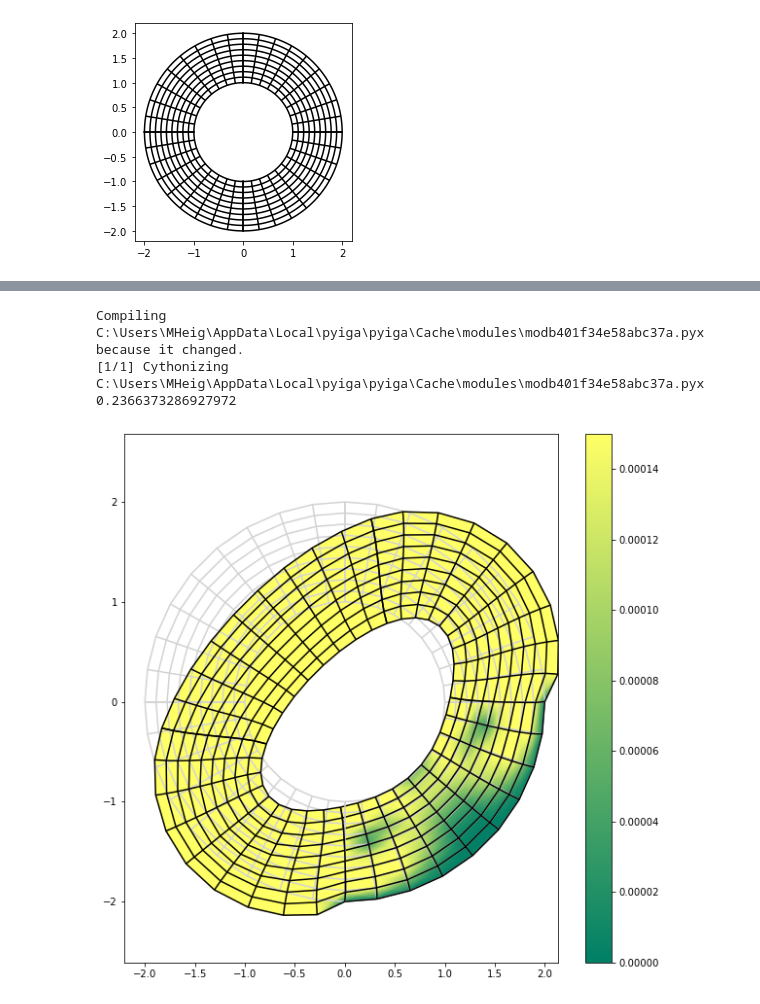
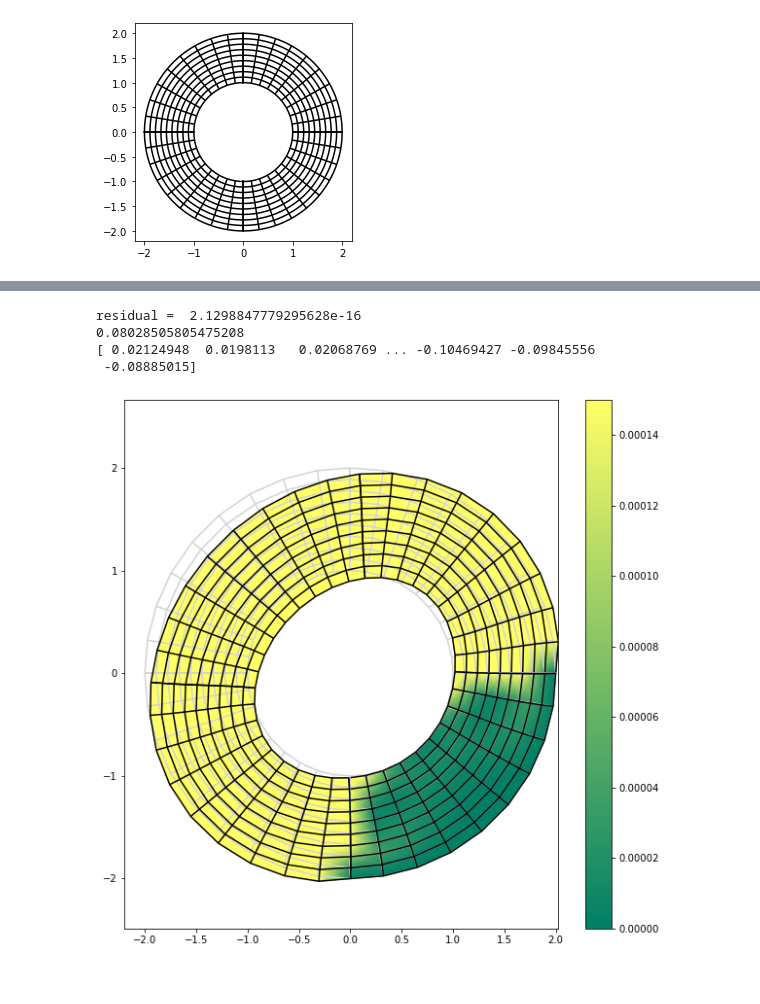
Before and after one commit to mh-0456/pyiga, a Jupyter notebook: notebooks/multipatch-annulus-primal_vector-valued.ipynb, the cells around one changed output, grey strips where cells are left out. Cells and saved outputs as stored; diff of their text form; code cells hidden in the pictures.

```diff
--- a/notebooks/multipatch-annulus-primal_vector-valued.ipynb
+++ b/notebooks/multipatch-annulus-primal_vector-valued.ipynb
@@ -19,6 +21,6 @@ Populating the interactive namespace from numpy and matplotlib
 # %%
 p = 3   # spline degree
-n_el = (50,10)   # number of elements in y/x direction, isotropic material
+n_el = (15,3)   # number of elements in y/x direction, isotropic material
 # displacement space: degree p,   continuity p-1
 kvs_u = tuple(bspline.make_knots(p, 0.0, 1.0, n, mult=2) for n in n_el) # or : mult=2
 m_u = tuple(kv.numdofs for kv in kvs_u)
@@ -101,7 +103,7 @@ class multipatch_block_handler:
 def f(x, y): return (0.0, 0.0)
 
 #Neumann BC
-def gN(x, y): return (4.5e-4, -4.5e-4)
+def gN(x, y): return (1.5e-4, -1.5e-4)
 
 neu_data = [
     (3,'right',gN)
@@ -119,7 +121,7 @@ bc = MP_block.compute_dirichlet_bcs([
 # %%
 #split the solution into its components (displacement in x- and y- direction)
 # visualization per patch
-def get_defplot(u, p, patches_u, kvs_u):
+def get_defplot(u, patches_u, kvs_u):
     """Split solution vector into displacement components."""
     u1 = u[:MP_u.numdofs]
     u2 = u[MP_u.numdofs:2*MP_u.numdofs]
@@ -199,8 +208,8 @@ def ass_nonlinsystem(u):
 
         # The patch-local right-hand side
         #b_p = assemble.inner_products(kvs_ux, f, f_physical=True, geo=geo_ux).ravel()
-        #b_p = -apply_nl(u, geo_ux) # b_p=  rhs - apply_nl(u), for rhs= (0,...,0) # Newton-Raphson iteration
-        b_p = assemble.inner_products(kvs_ux, f, f_physical=True, geo=geo_ux).ravel() - apply_nl(u, kvs_ux, geo_ux) # for arbitrary rheu
+        b_p = -apply_nl(u, kvs_ux, geo_ux) # b_p=  rhs - apply_nl(u), for rhs= (0,...,0) # Newton-Raphson iteration
+        #b_p = assemble.inner_products(kvs_ux, f, f_physical=True, geo=geo_ux).ravel() - apply_nl(u, kvs_ux, geo_ux) # for arbitrary rheu
 
         # The patch-local Neumann boundary data
         for item in neu_data:
@@ -234,26 +243,29 @@ u= np.zeros(dd)
 ### first iteration ###
 A, b= ass_nonlinsystem(u)
 
-
 LS = assemble.RestrictedLinearSystem(A, b, bc) # solve linearized system
 u_d= solvers.make_solver(LS.A).dot(LS.b)
+r= np.linalg.norm(LS.A.dot(u_d) - LS.b) # compute residuum
+print('residual = ', r)
 u_d = LS.complete(u_d)
 u += u_d
+
 
 
 # norm of delta u in first step
 normed_du0= np.linalg.norm(u_d)/np.sqrt(len(u_d))
 print(normed_du0)
-#print(u)
+print(u)
 solutions = [LS.restrict(u)]
 # %% [output]
-Compiling C:\Users\MHeig\AppData\Local\pyiga\pyiga\Cache\modules\modb401f34e58abc37a.pyx because it changed.
-[1/1] Cythonizing C:\Users\MHeig\AppData\Local\pyiga\pyiga\Cache\modules\modb401f34e58abc37a.pyx
-0.2366373286927972
+residual =  2.1298847779295628e-16
+0.08028505805475208
+[ 0.02124948  0.0198113   0.02068769 ... -0.10469427 -0.09845556
+ -0.08885015]
 # %%
 # print deformation plot (after first iteration)
-get_defplot(u, p, patches_u, kvs_u)
+get_defplot(u, patches_u, kvs_u)
 # %% [output]
-[figure, old version]
+[figure, new version]
 # %%
 # solve linearized variational problem
```
Also changed, not shown: parts of 8 cells of this notebook.
